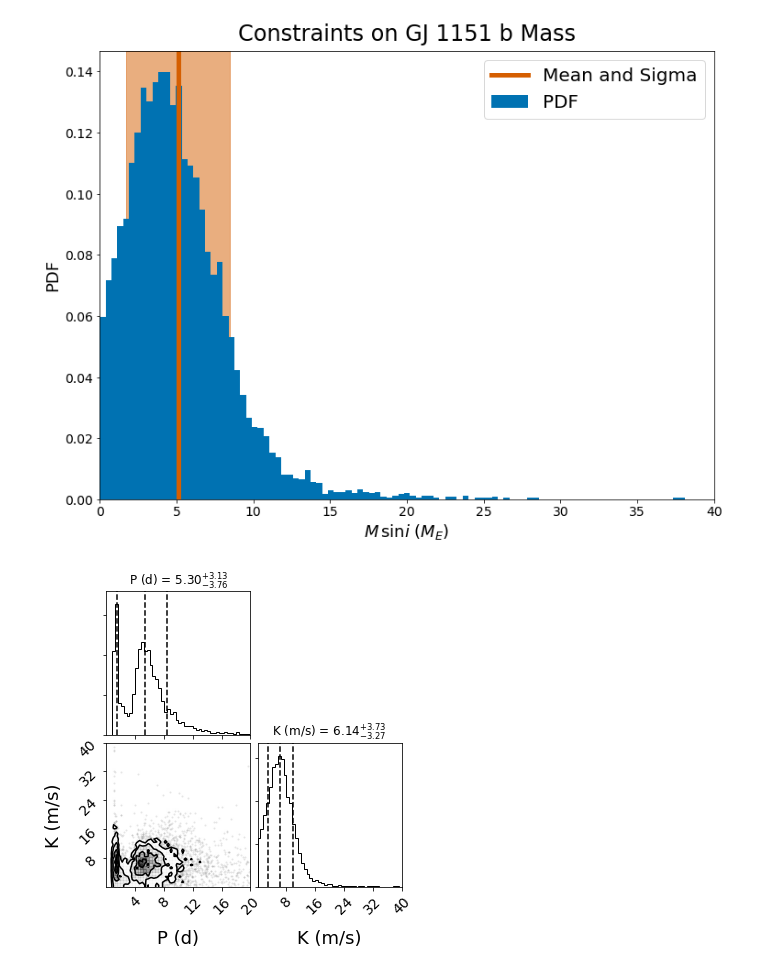
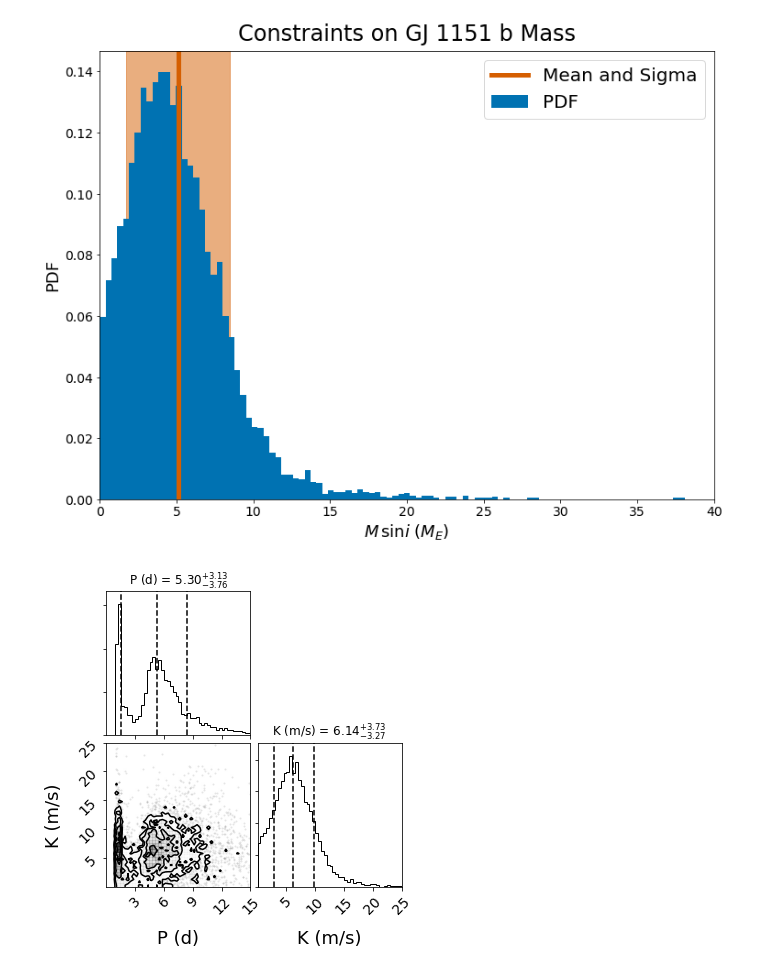
Before and after one commit to benjaminpope/video, a Jupyter notebook: notebooks/fit_rvs.ipynb, the cells around one changed output. Drawn from its saved outputs; the diff is of its cells as text; code cells hidden in the pictures.

Commit message:
plots

```diff
--- a/notebooks/fit_rvs.ipynb
+++ b/notebooks/fit_rvs.ipynb
@@ -143,7 +143,7 @@ The 'normed' kwarg was deprecated in Matplotlib 2.1 and will be removed in 3.1.
 # %%
 dummy = np.array([samples['P'].value,samples['K'].value]).T
 corner.corner(dummy,labels=['P (d)','K (m/s)'],quantiles=[0.16, 0.5, 0.84],
-             show_titles=True, title_kwargs={"fontsize": 12},bins=50,range=((0,20),(0,40)));
+             show_titles=True, title_kwargs={"fontsize": 12},bins=50,range=((0,15),(0,25)));
 plt.savefig('cornerplot_k.png',bbox_inches='tight')
 # %% [output]
-[figure, old version]
+[figure, new version]
```
Also changed, not shown: 1 other file.
